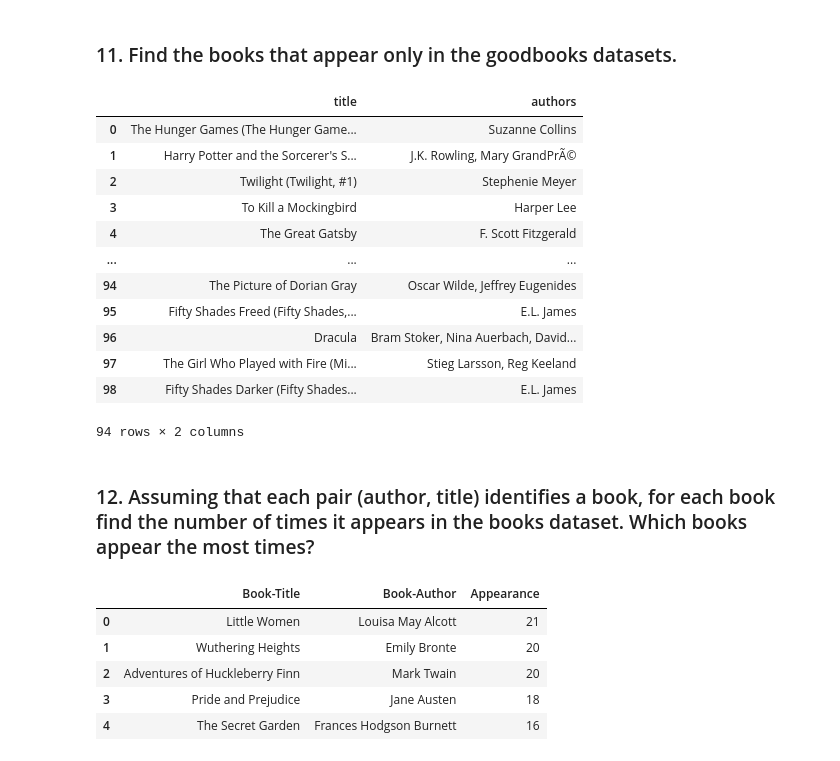
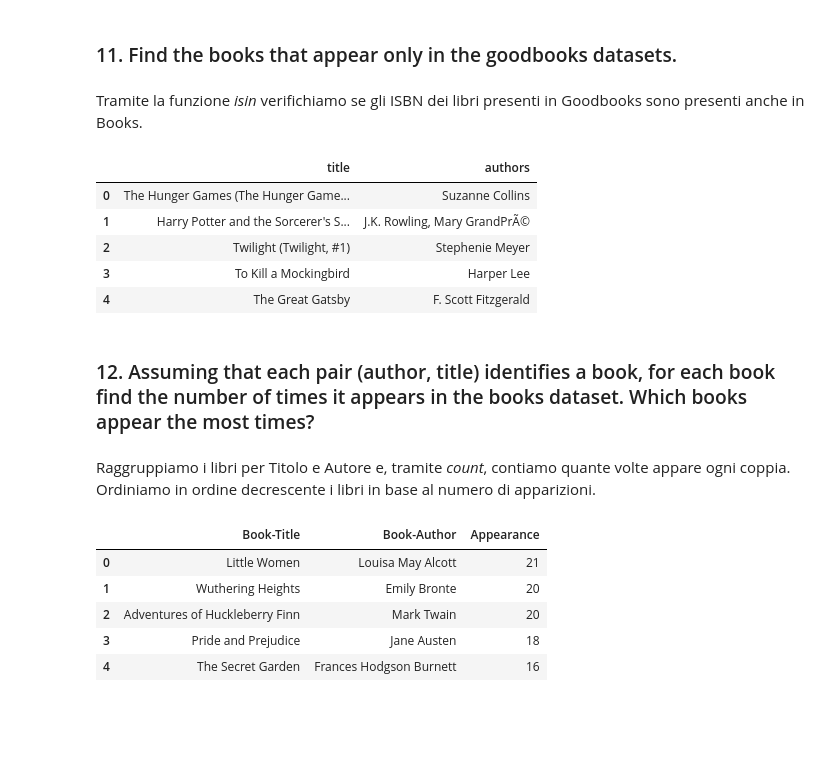
Before and after one commit to lucasammarini/FCSProject-Sammarini-TarolliBrame, a Jupyter notebook: progetto-2021.ipynb, the cells around one changed output. Cells and saved outputs as stored; diff of their text form; code cells hidden in the pictures; blank space fills up the shorter version.

```diff
--- a/progetto-2021.ipynb
+++ b/progetto-2021.ipynb
@@ -400,24 +411,21 @@ users_more_than_104.head()
 | 8781 | 8782 | calgary, alberta, canada | 239.0 | more-than-104 |
 # %% [markdown]
 ### 11. Find the books that appear only in the goodbooks datasets.
+# %% [markdown]
+Tramite la funzione _isin_ verifichiamo se gli ISBN dei libri presenti in Goodbooks sono presenti anche in Books.
 # %%
-goodbooks[goodbooks['isbn'].isin(books['ISBN'])==False][['title','authors']]
+goodbooks[goodbooks['isbn'].isin(books['ISBN'])==False][['title','authors']].head()
 # %% [output]
 |  | title | authors |
 | 0 | The Hunger Games (The Hunger Game... | Suzanne Collins |
 | 1 | Harry Potter and the Sorcerer's S... | J.K. Rowling, Mary GrandPrÃ© |
 | 2 | Twilight (Twilight, #1) | Stephenie Meyer |
 | 3 | To Kill a Mockingbird | Harper Lee |
 | 4 | The Great Gatsby | F. Scott Fitzgerald |
-| ... | ... | ... |
-| 94 | The Picture of Dorian Gray | Oscar Wilde, Jeffrey Eugenides |
-| 95 | Fifty Shades Freed (Fifty Shades,... | E.L. James |
-| 96 | Dracula | Bram Stoker, Nina Auerbach, David... |
-| 97 | The Girl Who Played with Fire (Mi... | Stieg Larsson, Reg Keeland |
-| 98 | Fifty Shades Darker (Fifty Shades... | E.L. James |
-94 rows × 2 columns
 # %% [markdown]
 ### 12. Assuming that each pair (author, title) identifies a book, for each book find the number of times it appears in the books dataset. Which books appear the most times?
+# %% [markdown]
+Raggruppiamo i libri per Titolo e Autore e, tramite _count_, contiamo quante volte appare ogni coppia. Ordiniamo in ordine decrescente i libri in base al numero di apparizioni.
 # %%
 books_ntimes = books.groupby(['Book-Title','Book-Author'],as_index=False).count().sort_values('ISBN', ascending=False)[['Book-Title','Book-Author','ISBN']].reset_index(drop=True)
 books_ntimes.rename(columns={'ISBN':'Appearance'}, inplace=True)
```
Also changed, not shown: parts of 15 cells of this notebook.
